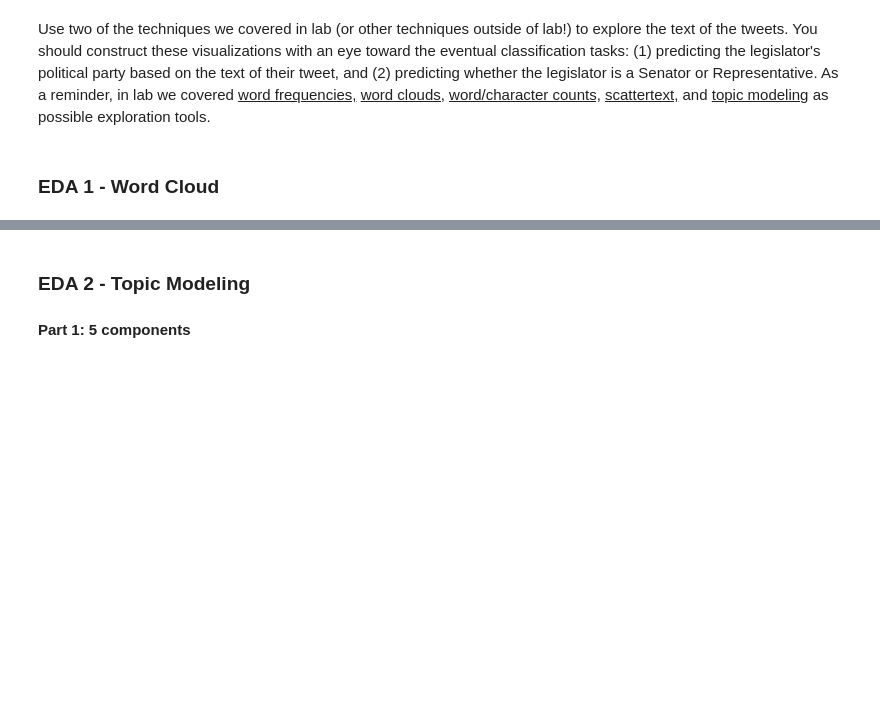
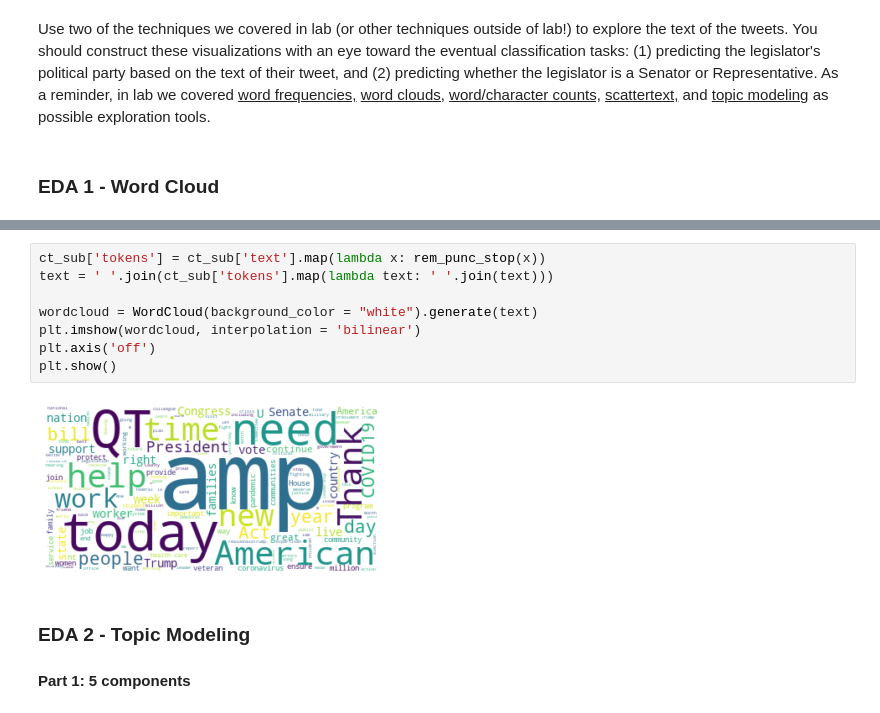
Before and after one commit to reubenp92/CSS_Project_5_Team_6_Spring_2021, a Jupyter notebook: Project 5 Student.ipynb, the cells around one changed output, grey strips where cells are left out. Cells and saved outputs as stored; diff of their text form; blank space fills up the shorter version.

```diff
--- a/Project 5 Student.ipynb
+++ b/Project 5 Student.ipynb
@@ -182,3 +211,13 @@ plt.show()
+# %%
+ct_sub['tokens'] = ct_sub['text'].map(lambda x: rem_punc_stop(x))
+text = ' '.join(ct_sub['tokens'].map(lambda text: ' '.join(text)))
+
+wordcloud = WordCloud(background_color = "white").generate(text)
+plt.imshow(wordcloud, interpolation = 'bilinear')
+plt.axis('off')
+plt.show()
+# %% [output]
+[figure, added]
 # %% [markdown]
 ### EDA 2 - Topic Modeling
 
```
Also changed, not shown: parts of 54 cells of this notebook.
